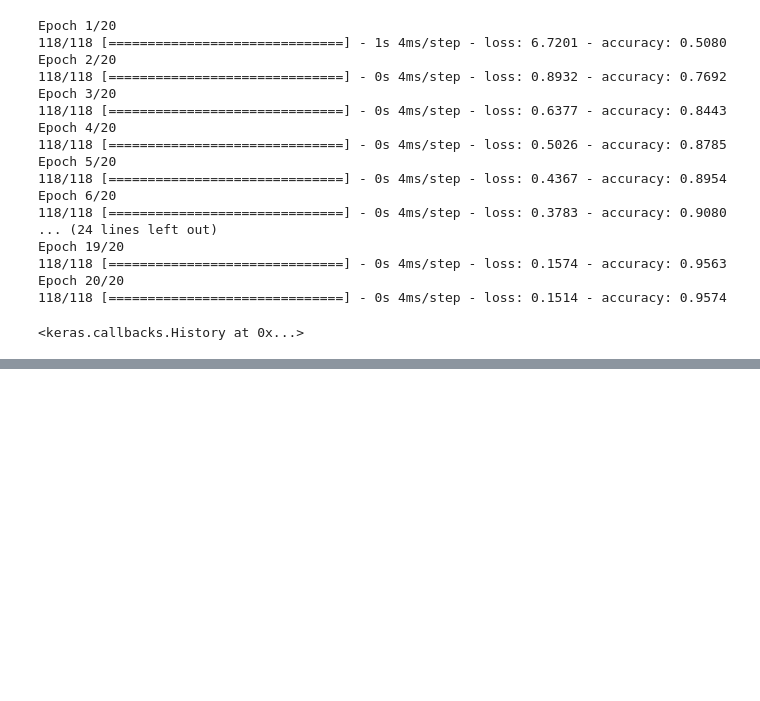
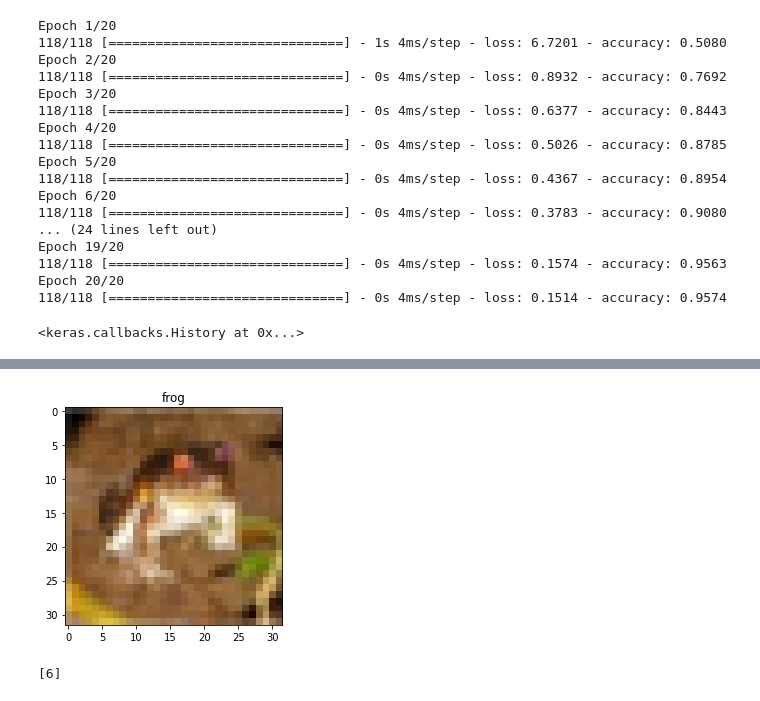
Before and after one commit to a2253390168/AI-, a Jupyter notebook: 「B07090040_ipynb」的副本.ipynb, the cells around one changed output, grey strips where cells are left out. Saved outputs shown, nothing was run; the diff lists cells and outputs as text; code cells hidden in the pictures; blank space fills up the shorter version.

```diff
--- a/「B07090040_ipynb」的副本.ipynb
+++ b/「B07090040_ipynb」的副本.ipynb
@@ -754,0 +902,6 @@ wn.synsets('dog')
+# %%
+cifar10=keras.datasets.cifar10
+(train_data, train_label), (test_data, test_label) = cifar10.load_data()
+train_label_original=train_label
+train_label = keras.utils.to_categorical(train_label)
+test_label = keras.utils.to_categorical(test_label)
@@ -754,0 +912,10 @@ wn.synsets('dog')
+# %%
+import matplotlib.pyplot as plt
+category=['airplane','automobile','bird','cat','deer','dog','frog','horse','ship','truck']
+plt.imshow(train_data[0])
+plt.title(category[int(train_label_original[0])])
+plt.show()
+print(train_label_original[0])
+# %% [output]
+[figure, added]
+[6]
```
Also changed, not shown: parts of 50 cells of this notebook.
